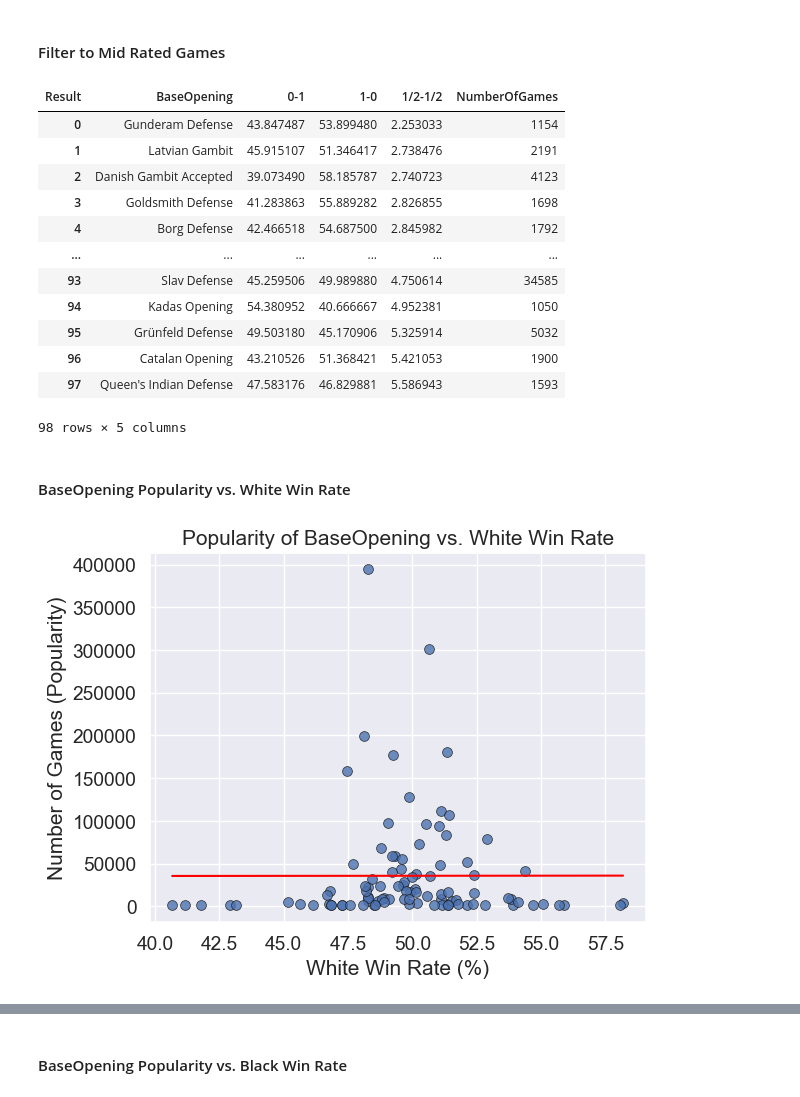
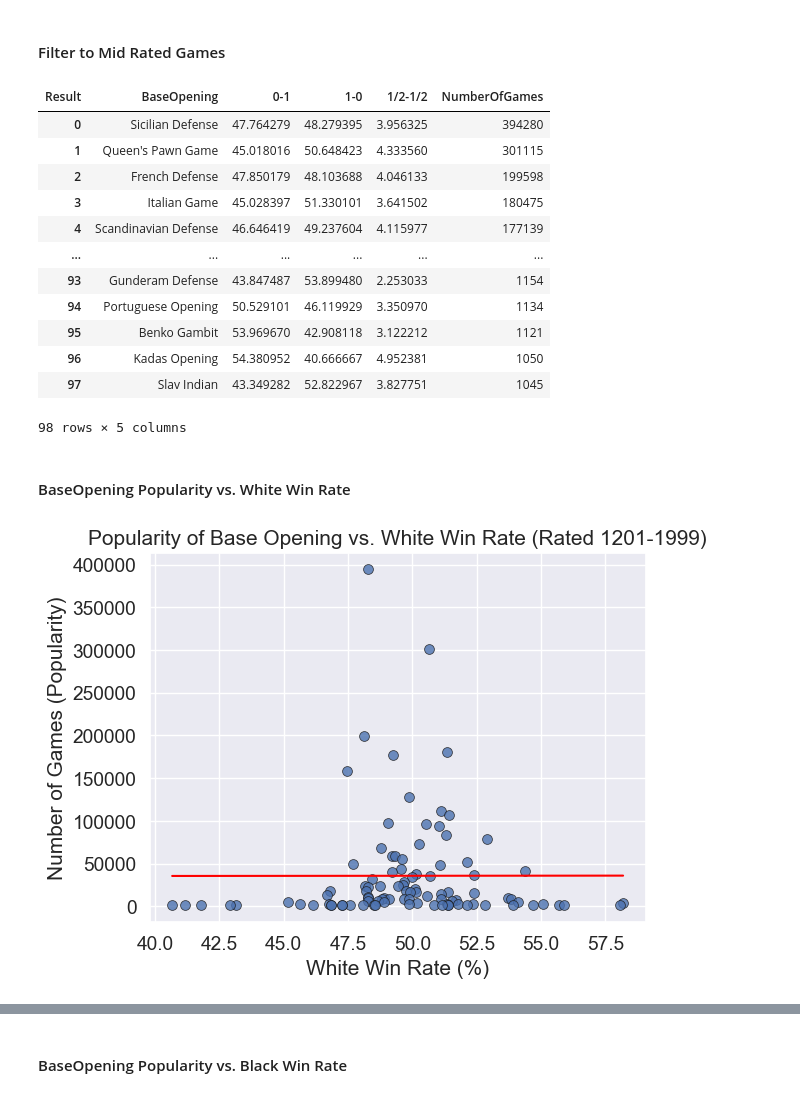
Before and after one commit to IsaacCheng9/machine-learning-in-chess, a Jupyter notebook: src/analyse_chess_data.ipynb, the cells around one changed output, grey strips where cells are left out. Saved outputs shown, nothing was run; the diff lists cells and outputs as text; code cells hidden in the pictures.

```diff
--- a/src/analyse_chess_data.ipynb
+++ b/src/analyse_chess_data.ipynb
@@ -2212,9 +2226,9 @@ result_percentages_pivot = result_percentages.pivot_table(
 result_percentages_pivot["NumberOfGames"] = result_percentages_pivot["BaseOpening"].map(
     total_games
 )
-# Sort the table by proportion of draws (1/2-1/2) ascending.
+# Sort the table by the number of games descending.
 result_percentages_pivot_sorted = result_percentages_pivot.sort_values(
-    "1/2-1/2", ascending=True
+    "NumberOfGames", ascending=False
 )
 # Delete the row with the BaseOpening of '?' or 'King's Pawn'.
 result_percentages_pivot_sorted = result_percentages_pivot_sorted[
@@ -2224,17 +2238,17 @@ result_percentages_pivot_sorted.reset_index(drop=True, inplace=True)
 display(result_percentages_pivot_sorted)
 # %% [output]
 | Result | BaseOpening | 0-1 | 1-0 | 1/2-1/2 | NumberOfGames |
-| 0 | Gunderam Defense | 43.847487 | 53.899480 | 2.253033 | 1154 |
-| 1 | Latvian Gambit | 45.915107 | 51.346417 | 2.738476 | 2191 |
-| 2 | Danish Gambit Accepted | 39.073490 | 58.185787 | 2.740723 | 4123 |
-| 3 | Goldsmith Defense | 41.283863 | 55.889282 | 2.826855 | 1698 |
-| 4 | Borg Defense | 42.466518 | 54.687500 | 2.845982 | 1792 |
+| 0 | Sicilian Defense | 47.764279 | 48.279395 | 3.956325 | 394280 |
+| 1 | Queen's Pawn Game | 45.018016 | 50.648423 | 4.333560 | 301115 |
+| 2 | French Defense | 47.850179 | 48.103688 | 4.046133 | 199598 |
+| 3 | Italian Game | 45.028397 | 51.330101 | 3.641502 | 180475 |
+| 4 | Scandinavian Defense | 46.646419 | 49.237604 | 4.115977 | 177139 |
 | ... | ... | ... | ... | ... | ... |
-| 93 | Slav Defense | 45.259506 | 49.989880 | 4.750614 | 34585 |
-| 94 | Kadas Opening | 54.380952 | 40.666667 | 4.952381 | 1050 |
-| 95 | Grünfeld Defense | 49.503180 | 45.170906 | 5.325914 | 5032 |
-| 96 | Catalan Opening | 43.210526 | 51.368421 | 5.421053 | 1900 |
-| 97 | Queen's Indian Defense | 47.583176 | 46.829881 | 5.586943 | 1593 |
+| 93 | Gunderam Defense | 43.847487 | 53.899480 | 2.253033 | 1154 |
+| 94 | Portuguese Opening | 50.529101 | 46.119929 | 3.350970 | 1134 |
+| 95 | Benko Gambit | 53.969670 | 42.908118 | 3.122212 | 1121 |
+| 96 | Kadas Opening | 54.380952 | 40.666667 | 4.952381 | 1050 |
+| 97 | Slav Indian | 43.349282 | 52.822967 | 3.827751 | 1045 |
 98 rows × 5 columns
 # %% [markdown]
 #### BaseOpening Popularity vs. White Win Rate
@@ -2243,32 +2257,32 @@ display(result_percentages_pivot_sorted)
 # each BaseOpening.
 regression_data = result_percentages_pivot_sorted[["NumberOfGames", "1-0"]]
 
 # Create the linear regression model.
 lr = LinearRegression()
 X = regression_data[["1-0"]]
 y = regression_data["NumberOfGames"]
 lr.fit(X, y)
 
 # Create a scatter plot with the data.
 scatter = sns.scatterplot(
     x="1-0",
     y="NumberOfGames",
     data=regression_data,
     s=50,
     edgecolor="k",
     alpha=0.8,
 )
 sns.set(font_scale=1.25)
 sns.lineplot(
     x=regression_data["1-0"],
     y=lr.predict(X),
     color="red",
 )
 scatter.set(xlabel="White Win Rate (%)", ylabel="Number of Games (Popularity)")
-scatter.set_title("Popularity of BaseOpening vs. White Win Rate")
+scatter.set_title("Popularity of Base Opening vs. White Win Rate (Rated 1201-1999)")
 plt.show()
 
 print(f"R2 Score: {r2_score(y, lr.predict(X))}")
 print(f"Mean Absolute Error: {mean_absolute_error(y, lr.predict(X))}")
 # %% [output]
-[figure, old version]
+[figure, new version]
```
Also changed, not shown: parts of 18 cells of this notebook.
